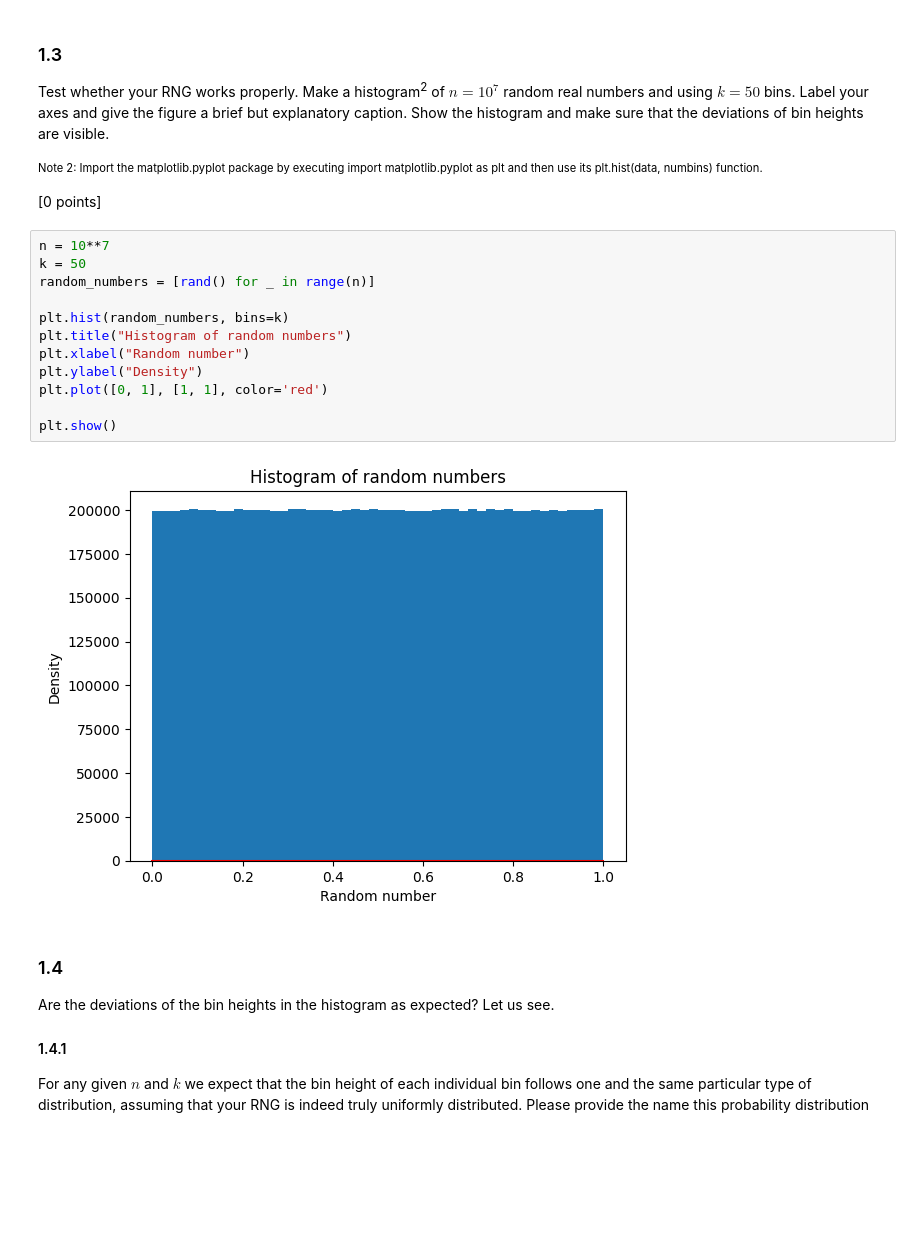
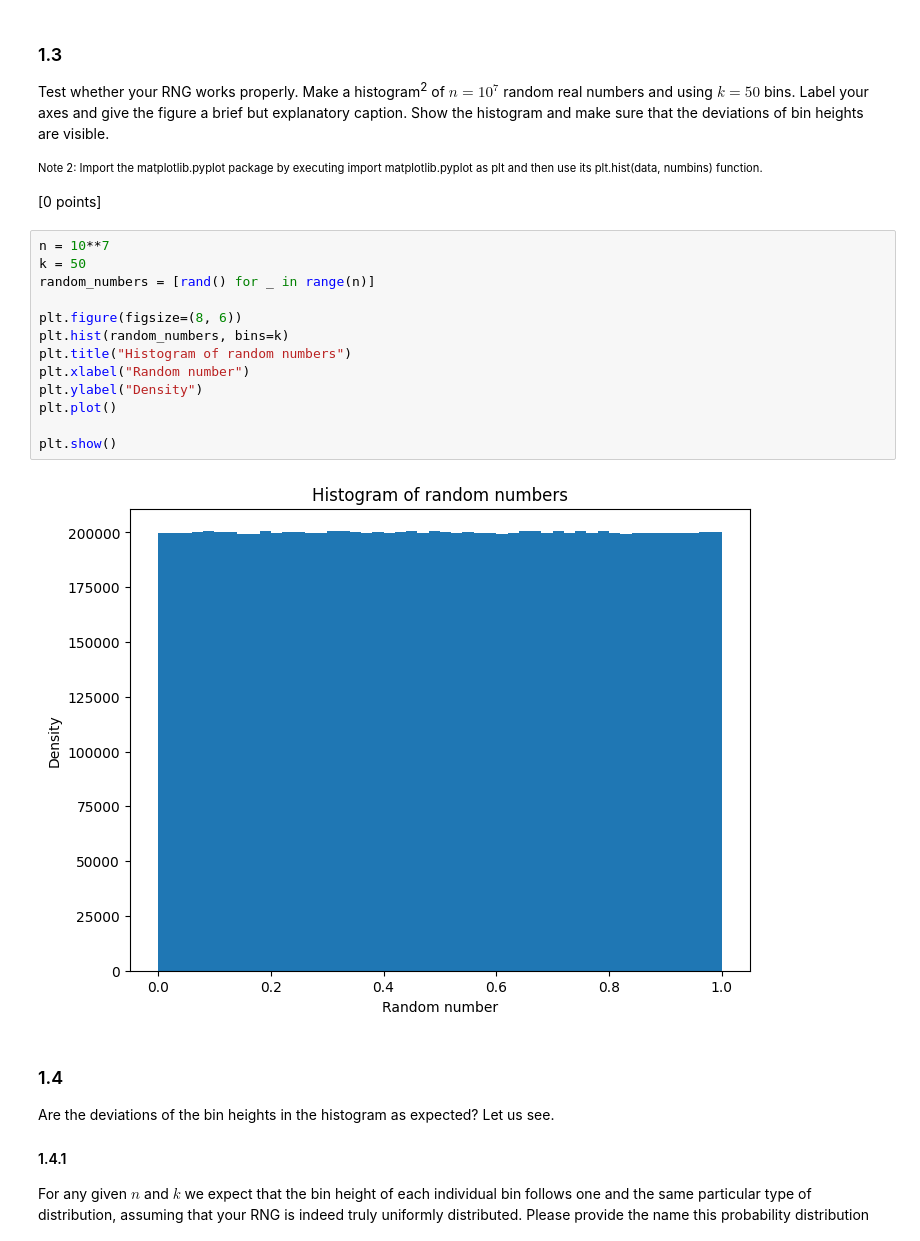
Before and after one commit to mabeltje/SDA, a Jupyter notebook: Week1/SDA_Assignment_#1-3.ipynb, the cells around one changed output. Cells and saved outputs as stored; diff of their text form; blank space fills up the shorter version.

```diff
--- a/Week1/SDA_Assignment_#1-3.ipynb
+++ b/Week1/SDA_Assignment_#1-3.ipynb
@@ -92,17 +78,18 @@ Test whether your RNG works properly. Make a histogram<sup>2</sup> of $n=10^7$ r
 # %%
 n = 10**7
 k = 50
 random_numbers = [rand() for _ in range(n)]
 
+plt.figure(figsize=(8, 6))
 plt.hist(random_numbers, bins=k)
 plt.title("Histogram of random numbers")
 plt.xlabel("Random number")
 plt.ylabel("Density")
-plt.plot([0, 1], [1, 1], color='red')
+plt.plot()
 
 plt.show()
 # %% [output]
-[figure, old version]
+[figure, new version]
 # %% [markdown]
 ### 1.4
 Are the deviations of the bin heights in the histogram as expected? Let us see.
```
Also changed, not shown: parts of 28 cells of this notebook.
